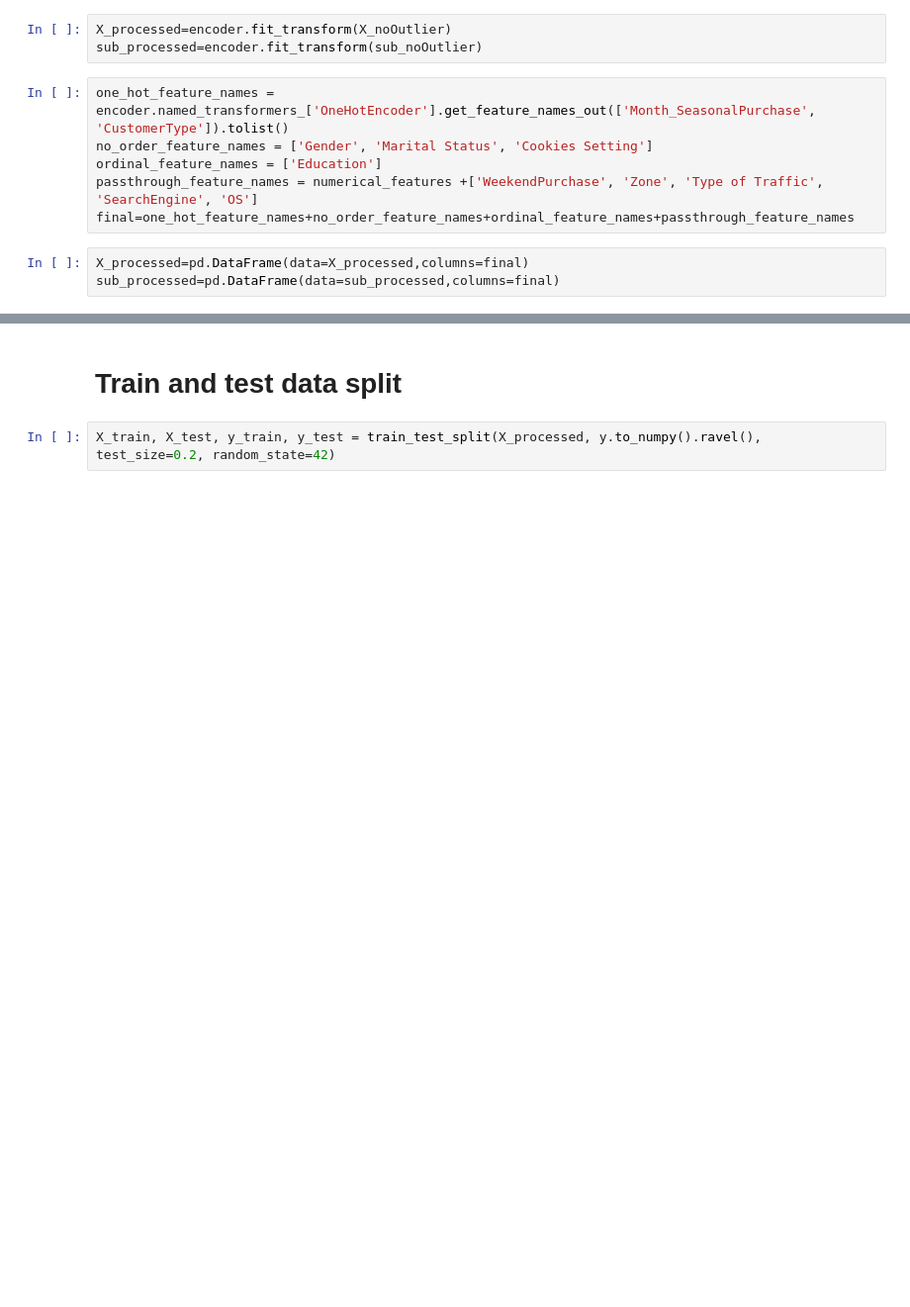
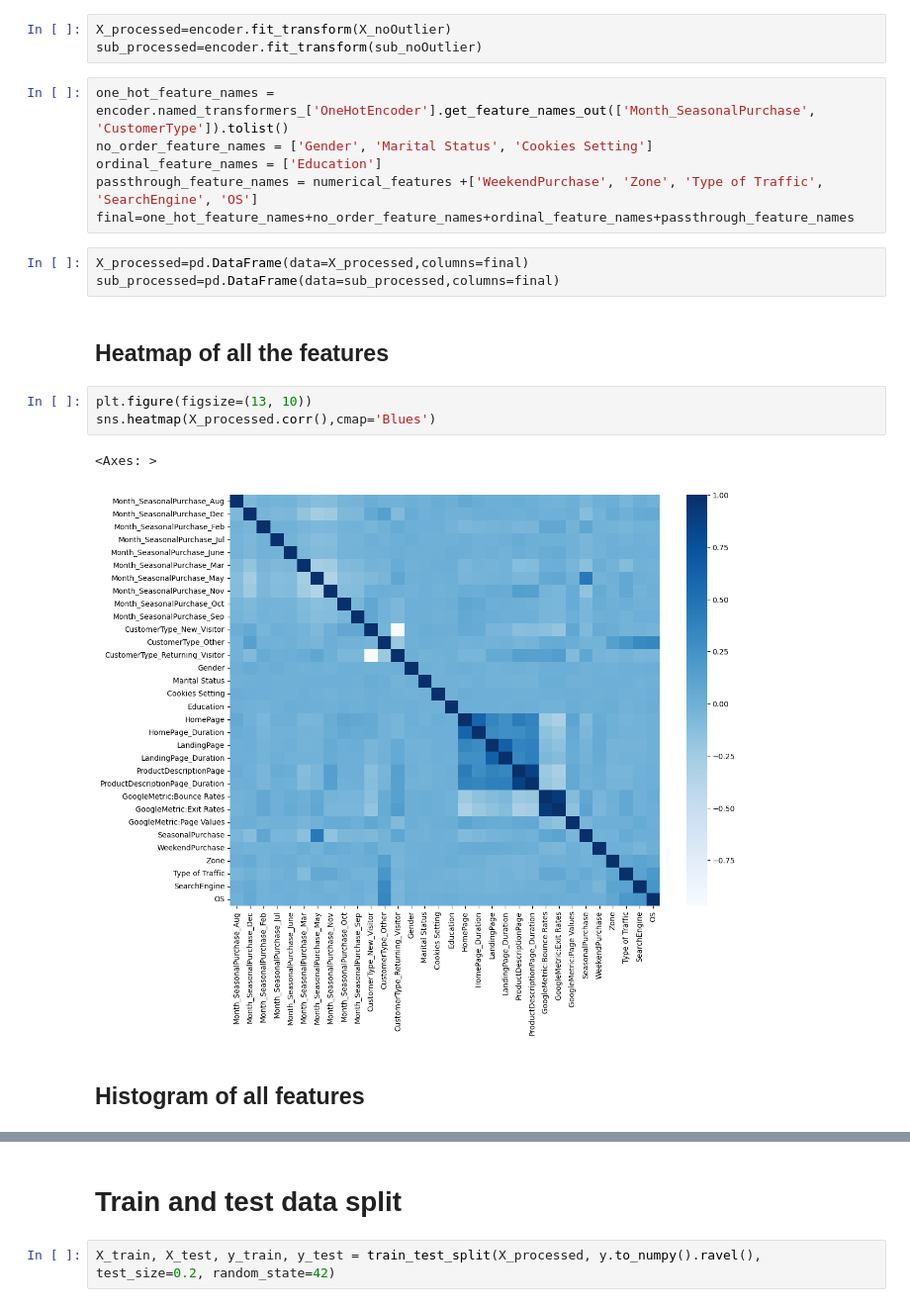
Before and after one commit to Nailsonseat/E-commerce-Shopper-s-Behaviour-Understanding, a Jupyter notebook: Final Notebook.ipynb, the cells around one changed output, grey strips where cells are left out. Shown at 99% size. Saved outputs shown, nothing was run; the diff lists cells and outputs as text; blank space fills up the shorter version.

```diff
--- a/Final Notebook.ipynb
+++ b/Final Notebook.ipynb
@@ -469,3 +469,13 @@ final=one_hot_feature_names+no_order_feature_names+ordinal_feature_names+passthr
 # %%
 X_processed=pd.DataFrame(data=X_processed,columns=final)
 sub_processed=pd.DataFrame(data=sub_processed,columns=final)
+# %% [markdown]
+## Heatmap of all the features
+# %%
+plt.figure(figsize=(13, 10))
+sns.heatmap(X_processed.corr(),cmap='Blues')
+# %% [output]
+<Axes: >
+[figure, added]
+# %% [markdown]
+## Histogram of all features
```
Also changed, not shown: parts of 9 cells of this notebook.
